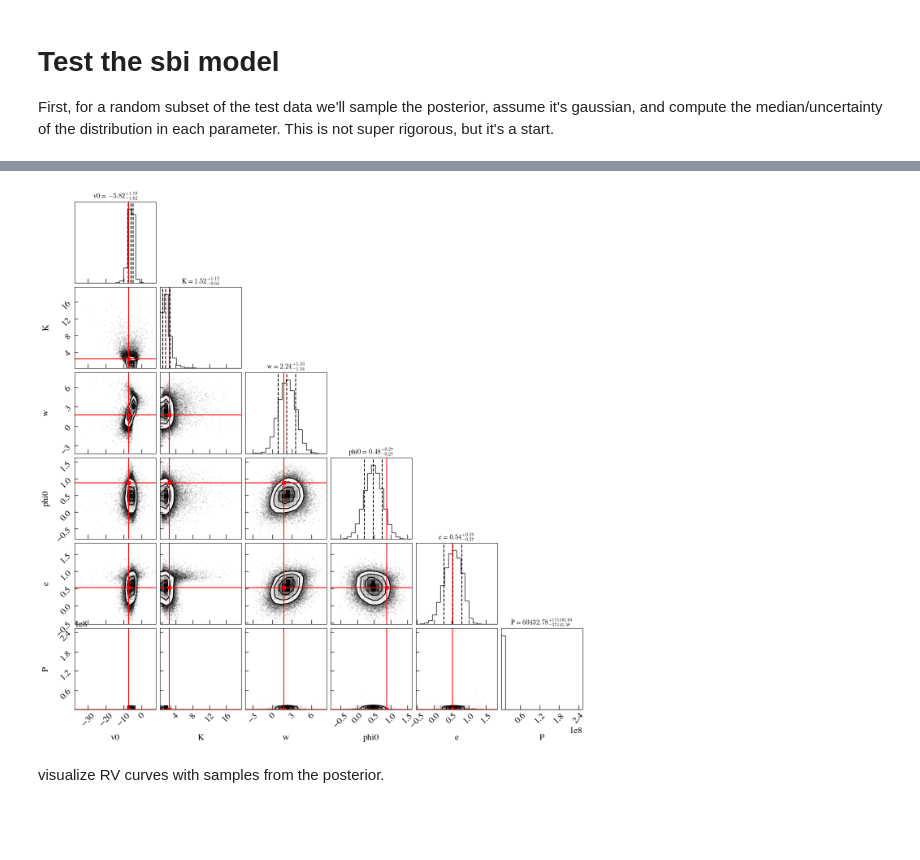
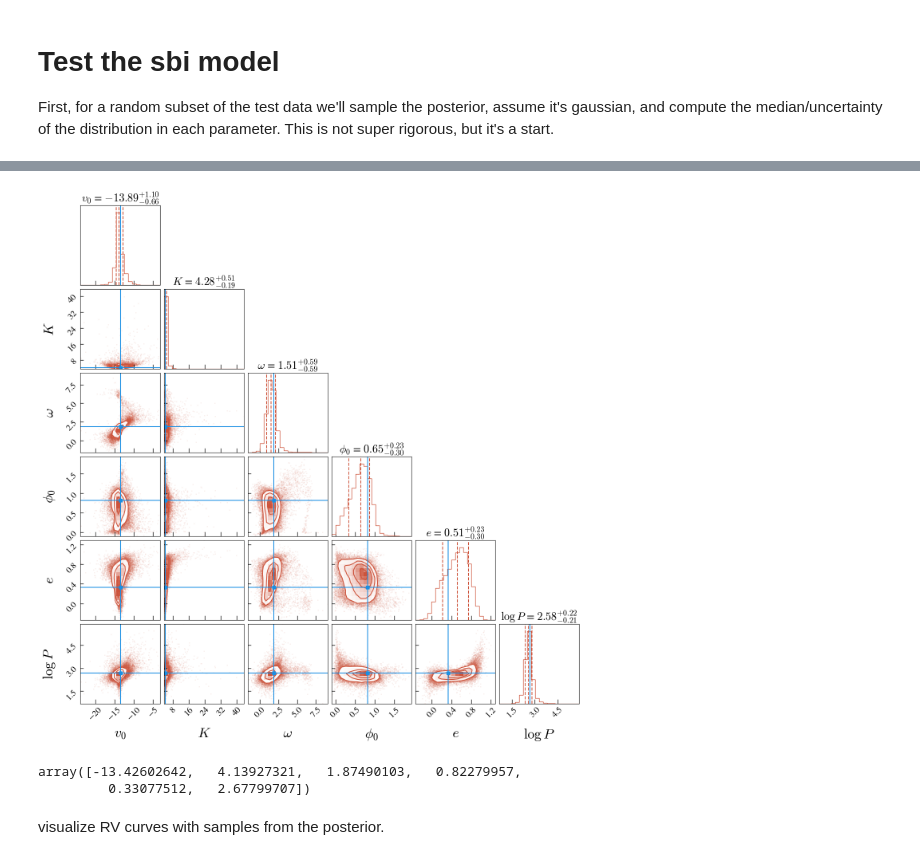
Before and after one commit to anya-m-phillips/ANKLES, a Jupyter notebook: train_sbi.ipynb, the cells around one changed output, grey strips where cells are left out. Saved outputs shown, nothing was run; the diff lists cells and outputs as text; code cells hidden in the pictures; blank space fills up the shorter version.

```diff
--- a/train_sbi.ipynb
+++ b/train_sbi.ipynb
@@ -89,7 +90,7 @@ labels_all = np.hstack([labels_all[:,:-1], logPs])
 ### downselect
 # Create a local random generator with a fixed seed
 rng = np.random.default_rng(seed=42)
-N=int(1e5)
+N=int(5e4)
 data_sel = rng.integers(0, len(features_all), size=N)
 features=features_all[data_sel]
 labels=labels_all[data_sel]
@@ -216,5 +217,5 @@ anpe.append_simulations(torch.as_tensor(y_train_numpy.astype(np.float32)), # "th
 <sbi.inference.trainers.npe.npe_c.NPE_C at 0x...>
 # %%
 # create the estimator (train)
-p_x_y_estimator = anpe.train(max_num_epochs=1000, stop_after_epochs=100)
+p_x_y_estimator = anpe.train(max_num_epochs=3000, stop_after_epochs=100)
 # %% [output]
@@ -307,21 +316,21 @@ ax2.set_ylim(-5, 100)
 # %%
 # an example corner plot?
 # Pick an index
-idx = 0  # choose which object you want
+idx = 555 #1000  # choose which object you want
 
 # Get the observation x (42D input)
 specific_x_test = torch.tensor(X_test_numpy[idx], dtype=torch.float32)
 true_params = y_test_unnorm[idx]  # <-- True [v0, K, w, phi0, e, logP]
 
-Ps = 10**true_params[-1:]
-true_params = np.concatenate([true_params[:-1], Ps])
+# Ps = 10**true_params[-1:]
+# true_params = np.concatenate([true_params[:-1], Ps])
 
 # Draw samples from the posterior
 samples = hatp_x_y.sample((40000,), x=specific_x_test).numpy()
 unnormed_samples = unnormalize_outputs(samples, min_tr=min_tr, max_tr=max_tr)
 
-sampled_Ps = 10**unnormed_samples[:,-1:]
-unnormed_samples = np.hstack([unnormed_samples[:,:-1], sampled_Ps])
+# sampled_Ps = 10**unnormed_samples[:,-1:]
+# unnormed_samples = np.hstack([unnormed_samples[:,:-1], sampled_Ps])
 
 
 # print("K samples range: ", np.min(unnormed_samples[:,1]), np.max(unnormed_samples[:,1]))
@@ -330,17 +339,19 @@ unnormed_samples = np.hstack([unnormed_samples[:,:-1], sampled_Ps])
 print(np.median(unnormed_samples[:,1]), true_params[1])
 #
 # Parameter names
-param_names = ['v0', 'K', 'w', 'phi0', 'e', 'P']
+param_names = [r'$v_0$', r'$K$', r'$\omega$', r'$\phi_0$', r'$e$', r'$\log{P}$']
 
 # Plot using corner
 figure = corner.corner(unnormed_samples,
                        labels=param_names,
                        truths=true_params,
-                       truth_color='r',
+                       color='#CD533B',
+                       truth_color='#1A8FE3',
                        show_titles=True,
                        title_fmt='.2f',
                        quantiles=[0.16, 0.5, 0.84],
-                       title_kwargs={"fontsize": 12})
-
+                       title_kwargs={"fontsize": 20},
+                       label_kwargs={"fontsize":25})
+plt.savefig("plots/example_corner.pdf", bbox_inches="tight", dpi=300)
 plt.show()
 # %% [output]
@@ -350,4 +364,9 @@ WARNING:root:Too few points to create valid contours
-[figure, old version]
+[figure, new version]
+# %%
+true_params
+# %% [output]
+array([-13.42602642,   4.13927321,   1.87490103,   0.82279957,
+         0.33077512,   2.67799707])
 # %% [markdown]
 visualize RV curves with samples from the posterior.
 # %%
```
Also changed, not shown: parts of 6 cells of this notebook, 19 other files.
